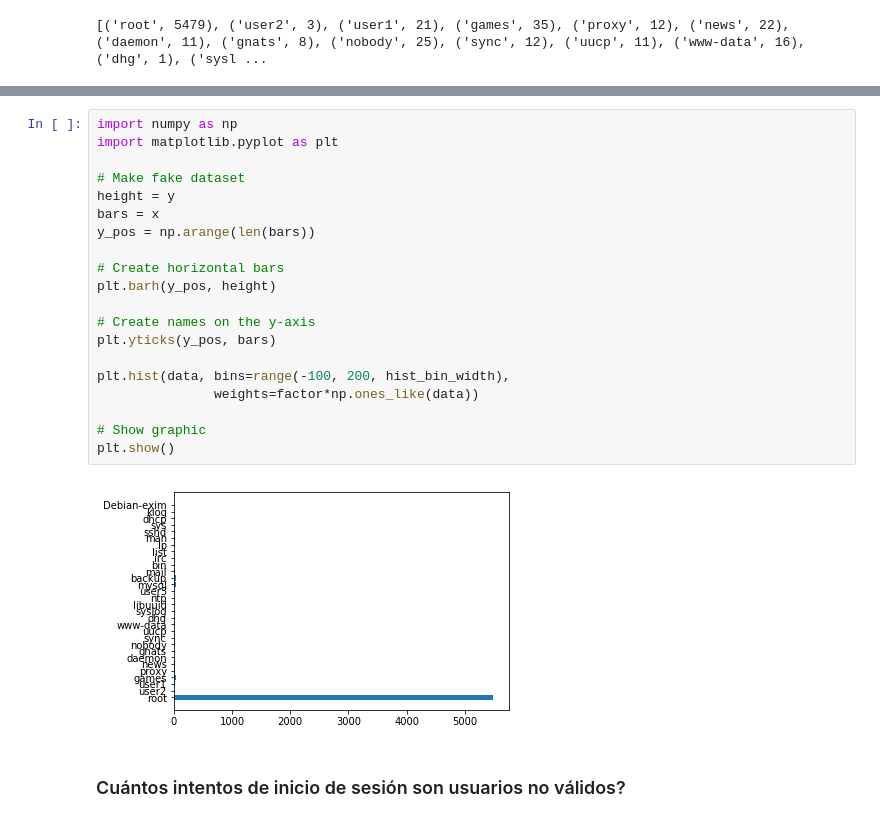
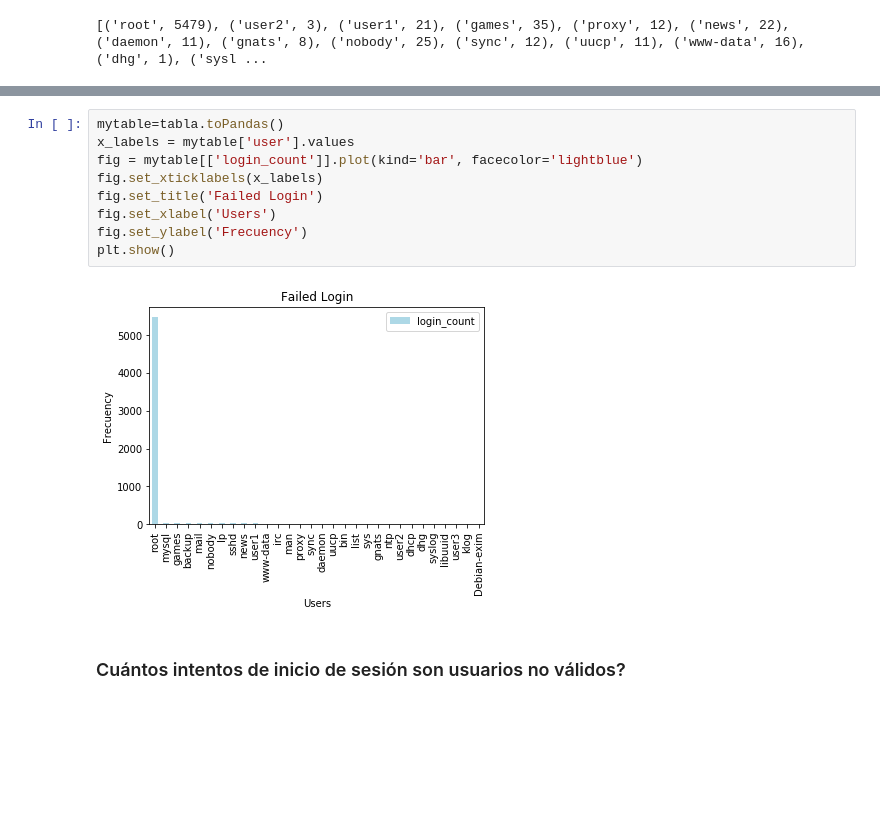
Before and after one commit to carlosbenavidez9507/Taller_Spark, a Jupyter notebook: Taller_analisis_log_spark.ipynb, the cells around one changed output, grey strips where cells are left out. Saved outputs shown, nothing was run; the diff lists cells and outputs as text; blank space fills up the shorter version.

```diff
--- a/Taller_analisis_log_spark.ipynb
+++ b/Taller_analisis_log_spark.ipynb
@@ -265,25 +256,14 @@ for j in l:
-# %%
-import numpy as np
-import matplotlib.pyplot as plt
-
-# Make fake dataset
-height = y
-bars = x
-y_pos = np.arange(len(bars))
-
-# Create horizontal bars
-plt.barh(y_pos, height)
-
-# Create names on the y-axis
-plt.yticks(y_pos, bars)
-
-plt.hist(data, bins=range(-100, 200, hist_bin_width),
-               weights=factor*np.ones_like(data))
-
-# Show graphic
-plt.show()
-# %% [output]
-[figure, removed]
+# %%
+mytable=tabla.toPandas()
+x_labels = mytable['user'].values
+fig = mytable[['login_count']].plot(kind='bar', facecolor='lightblue')
+fig.set_xticklabels(x_labels)
+fig.set_title('Failed Login')
+fig.set_xlabel('Users')
+fig.set_ylabel('Frecuency')
+plt.show()
+# %% [output]
+[figure, added]
 # %% [markdown]
 ### Cuántos intentos de inicio de sesión son usuarios no válidos?
 # %%
```
Also changed, not shown: parts of 15 cells of this notebook.
